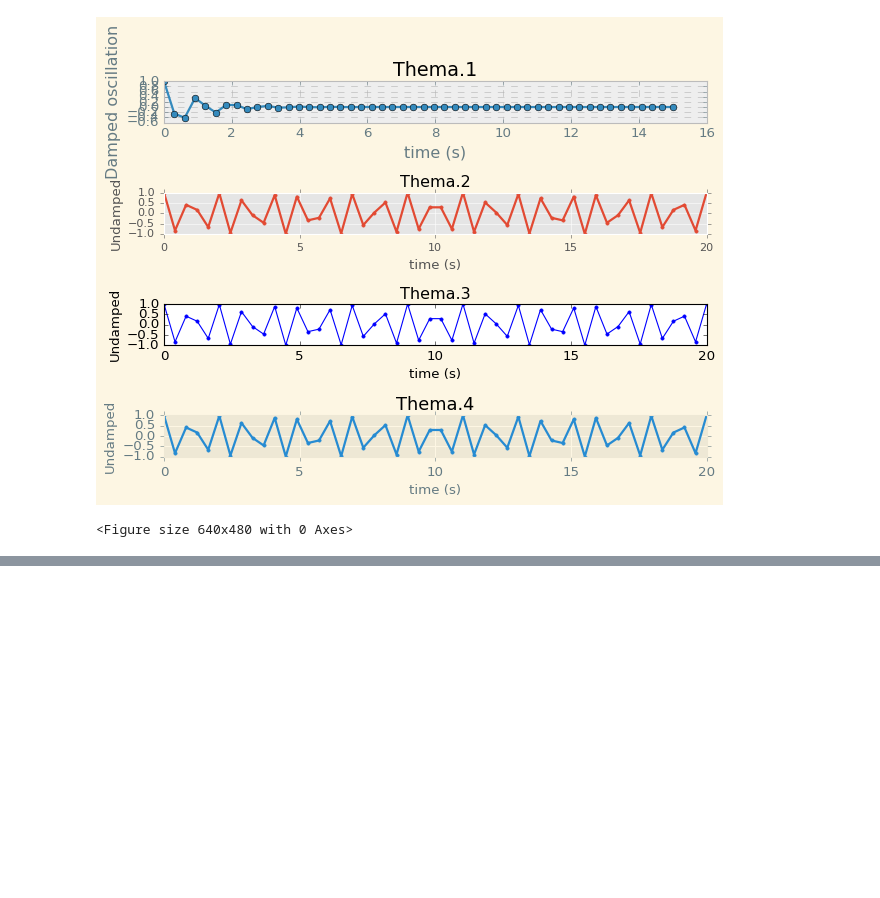
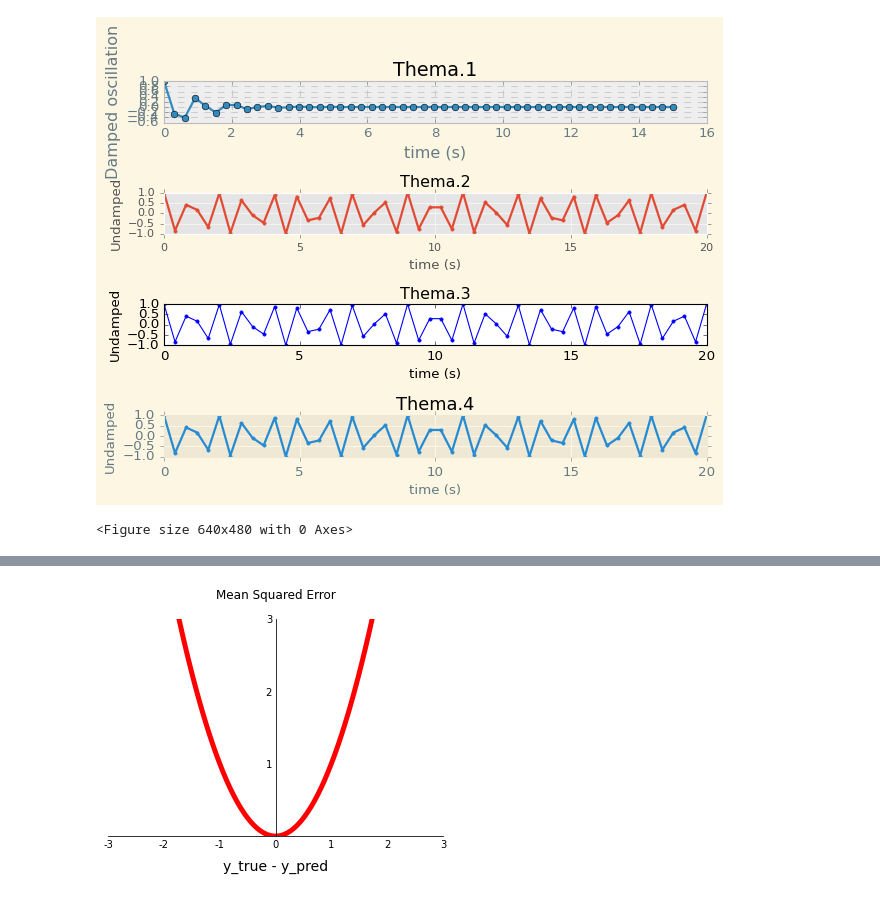
Before and after one commit to JGH94/python_MatplotLib, a Jupyter notebook: python_MatplotLib.ipynb, the cells around one changed output, grey strips where cells are left out. Saved outputs shown, nothing was run; the diff lists cells and outputs as text; code cells hidden in the pictures; blank space fills up the shorter version.

```diff
--- a/python_MatplotLib.ipynb
+++ b/python_MatplotLib.ipynb
@@ -422,0 +439,23 @@ plt.show()
+# %%
+
+fig, ax = plt.subplots()
+
+ax.set_title('Mean Squared Error', pad=20)
+ax.set_xlim(-3, 3) # x 좌표 값 세팅
+ax.set_ylim(0, 3)  # y 좌표 값 세팅
+ax.set_xticks([-3, -2, -1, 0, 1, 2, 3]) # x좌표 라인 표시
+ax.set_yticks([1, 2, 3]) # y좌표 라인 표시
+
+ax.spines['left'].set_position('center')        # 왼쪽 축을 가운데 위치로 이동
+ax.spines['right'].set_visible(False)          # 오른쪽 축을 보이지 않도록
+ax.spines['top'].set_visible(False)            # 위 축을 보이지 않도록
+ax.spines['bottom'].set_position(('data', 0))   # 아래 축을 데이터 0의 위치로 이동
+ax.tick_params('both', length=0)                # Tick의 눈금 길이 0
+
+x = np.linspace(-3, 3,100) # x 좌표까지의 값, y좌표 까지의 값, 곡선의 정밀도
+ax.set_xlabel('y_true - y_pred', fontdict={'fontsize': 14}, labelpad=10)
+ax.plot(x, x**2, color= 'red', linewidth=5)
+
+plt.show()
+# %% [output]
+[figure, added]
```
Also changed, not shown: parts of 1 cell of this notebook.
